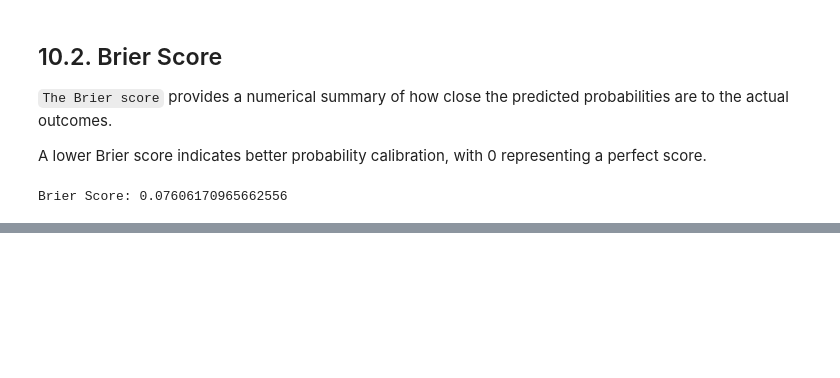
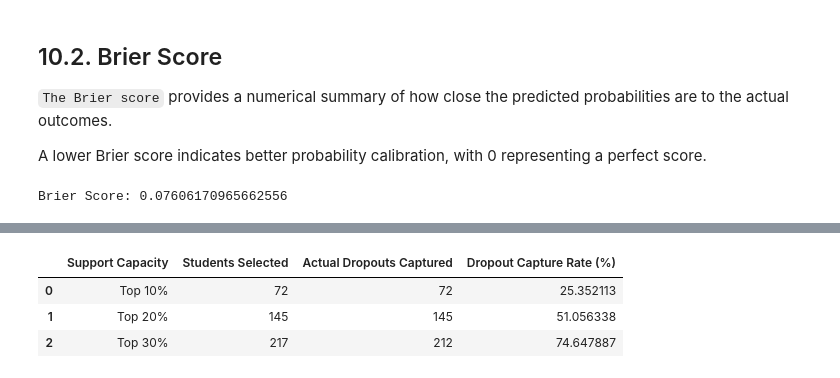
Before and after one commit to DimitarMalamski/student-dropout-predictor, a Jupyter notebook: notebooks/02_student_dropout_risk_scoring.ipynb, the cells around one changed output, grey strips where cells are left out. Cells and saved outputs as stored; diff of their text form; code cells hidden in the pictures; blank space fills up the shorter version.

```diff
--- a/notebooks/02_student_dropout_risk_scoring.ipynb
+++ b/notebooks/02_student_dropout_risk_scoring.ipynb
@@ -967,0 +1010,28 @@ Brier Score: 0.07606170965662556
+# %%
+capacity_levels = [0.10, 0.20, 0.30]
+capacity_results = []
+
+total_dropouts = (results_df_ranked["Actual Outcome"] == 1).sum()
+total_students = len(results_df_ranked)
+
+for level in capacity_levels:
+  n_students = int(total_students * level)
+  selected = results_df_ranked.head(n_students)
+
+  dropouts_captured = (selected["Actual Outcome"] == 1).sum()
+  capture_rate = dropouts_captured / total_dropouts * 100
+
+  capacity_results.append({
+    "Support Capacity": f"Top {int(level * 100)}%",
+    "Students Selected": n_students,
+    "Actual Dropouts Captured": dropouts_captured,
+    "Dropout Capture Rate (%)": capture_rate
+  })
+
+capacity_df = pd.DataFrame(capacity_results)
+capacity_df
+# %% [output]
+|  | Support Capacity | Students Selected | Actual Dropouts Captured | Dropout Capture Rate (%) |
+| 0 | Top 10% | 72 | 72 | 25.352113 |
+| 1 | Top 20% | 145 | 145 | 51.056338 |
+| 2 | Top 30% | 217 | 212 | 74.647887 |
```
Also changed, not shown: parts of 9 cells of this notebook.
